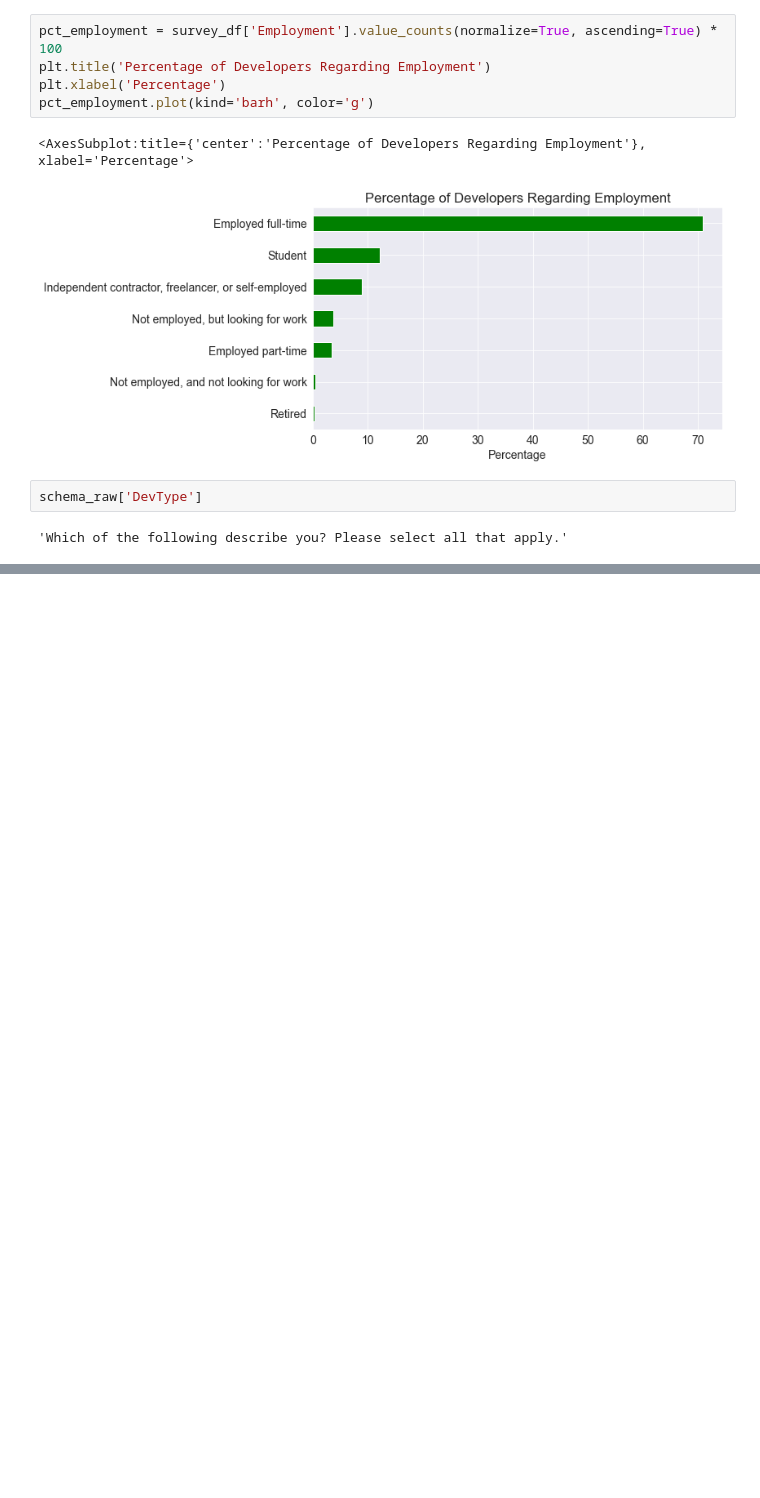
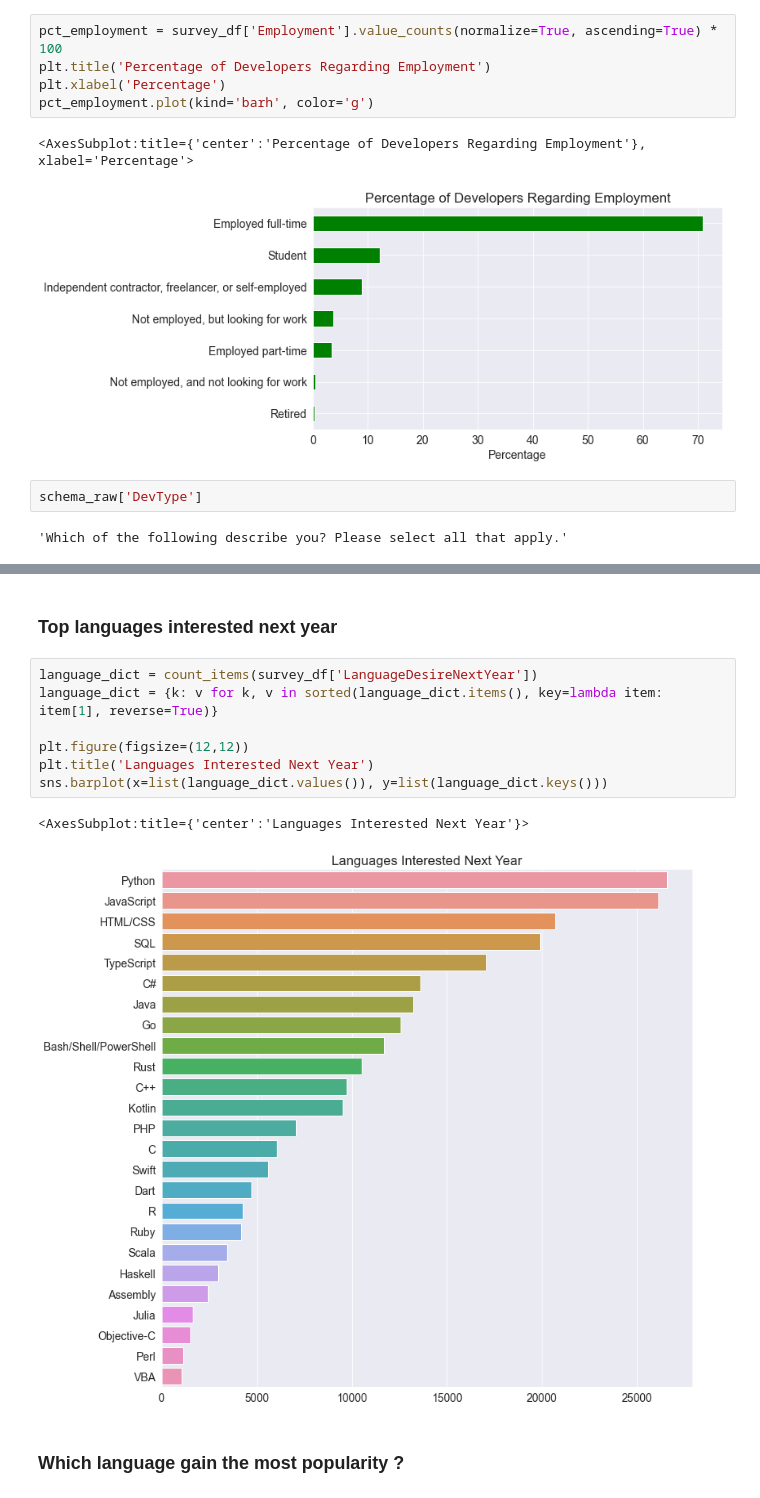
Before and after one commit to Narapady/stackoverflow-EDA, a Jupyter notebook: exploratory_data.ipynb, the cells around one changed output, grey strips where cells are left out. Drawn from its saved outputs; the diff is of its cells as text; blank space fills up the shorter version.

```diff
--- a/exploratory_data.ipynb
+++ b/exploratory_data.ipynb
@@ -483,0 +544,14 @@ Text(0.5, 0, 'Count')
+# %% [markdown]
+### Top languages interested next year
+# %%
+language_dict = count_items(survey_df['LanguageDesireNextYear'])
+language_dict = {k: v for k, v in sorted(language_dict.items(), key=lambda item: item[1], reverse=True)}
+
+plt.figure(figsize=(12,12))
+plt.title('Languages Interested Next Year')
+sns.barplot(x=list(language_dict.values()), y=list(language_dict.keys()))
+# %% [output]
+<AxesSubplot:title={'center':'Languages Interested Next Year'}>
+[figure, added]
+# %% [markdown]
+### Which language gain the most popularity ?
```
Also changed, not shown: parts of 13 cells of this notebook.
